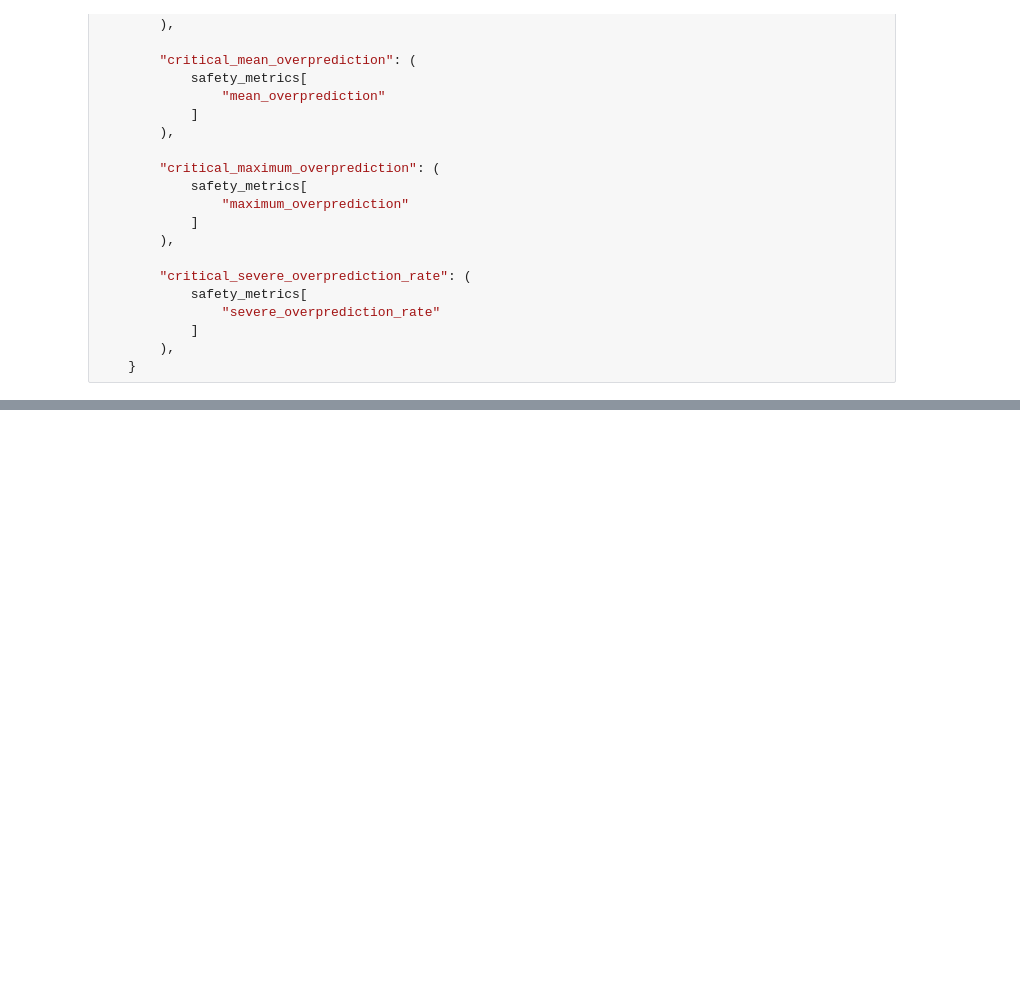
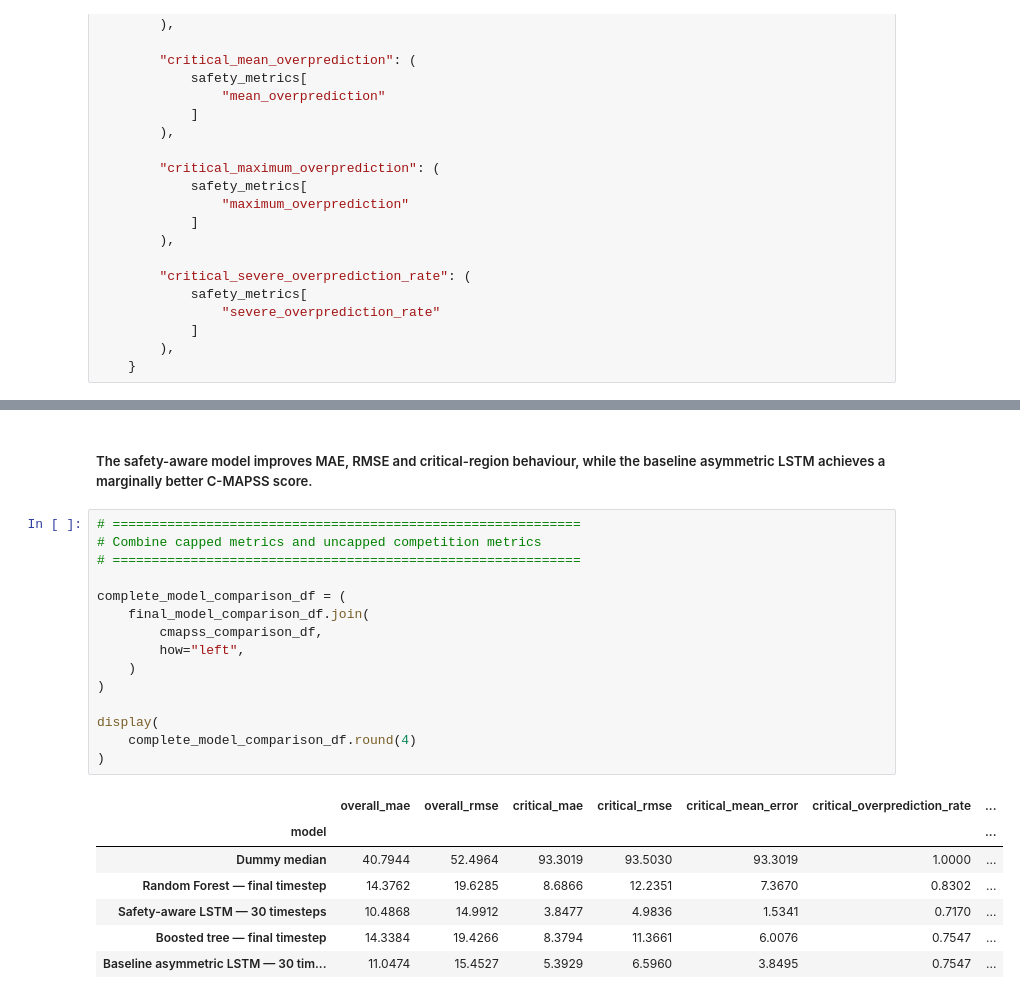
Before and after one commit to iamprakhar10/aircraft-rul-predictor, a Jupyter notebook: notebooks/03_fd004.ipynb, the cells around one changed output, grey strips where cells are left out. Cells and saved outputs as stored; diff of their text form; blank space fills up the shorter version.

Commit message:
Added exponential score method as final check

```diff
--- a/notebooks/03_fd004.ipynb
+++ b/notebooks/03_fd004.ipynb
@@ -4663,0 +5713,25 @@ def create_comparison_row(
+# %% [markdown]
+##### The safety-aware model improves MAE, RMSE and critical-region behaviour, while the baseline asymmetric LSTM achieves a marginally better C-MAPSS score.
+# %%
+# ============================================================
+# Combine capped metrics and uncapped competition metrics
+# ============================================================
+
+complete_model_comparison_df = (
+    final_model_comparison_df.join(
+        cmapss_comparison_df,
+        how="left",
+    )
+)
+
+display(
+    complete_model_comparison_df.round(4)
+)
+# %% [output]
+|  | overall_mae | overall_rmse | critical_mae | critical_rmse | critical_mean_error | critical_overprediction_rate | ... |
+| model |  |  |  |  |  |  | ... |
+| Dummy median | 40.7944 | 52.4964 | 93.3019 | 93.5030 | 93.3019 | 1.0000 | ... |
+| Random Forest — final timestep | 14.3762 | 19.6285 | 8.6866 | 12.2351 | 7.3670 | 0.8302 | ... |
+| Safety-aware LSTM — 30 timesteps | 10.4868 | 14.9912 | 3.8477 | 4.9836 | 1.5341 | 0.7170 | ... |
+| Boosted tree — final timestep | 14.3384 | 19.4266 | 8.3794 | 11.3661 | 6.0076 | 0.7547 | ... |
+| Baseline asymmetric LSTM — 30 tim... | 11.0474 | 15.4527 | 5.3929 | 6.5960 | 3.8495 | 0.7547 | ... |
```
Also changed, not shown: parts of 25 cells of this notebook, 6 other files.
